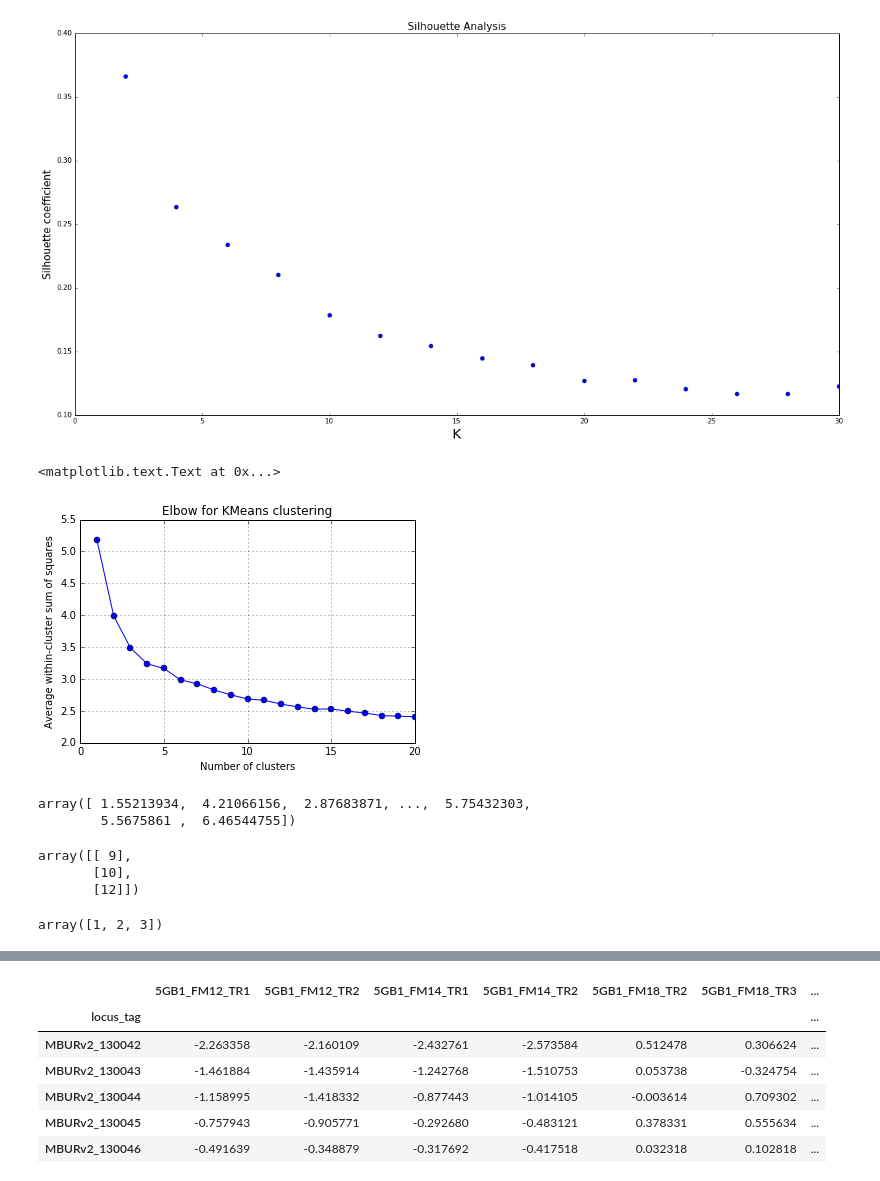
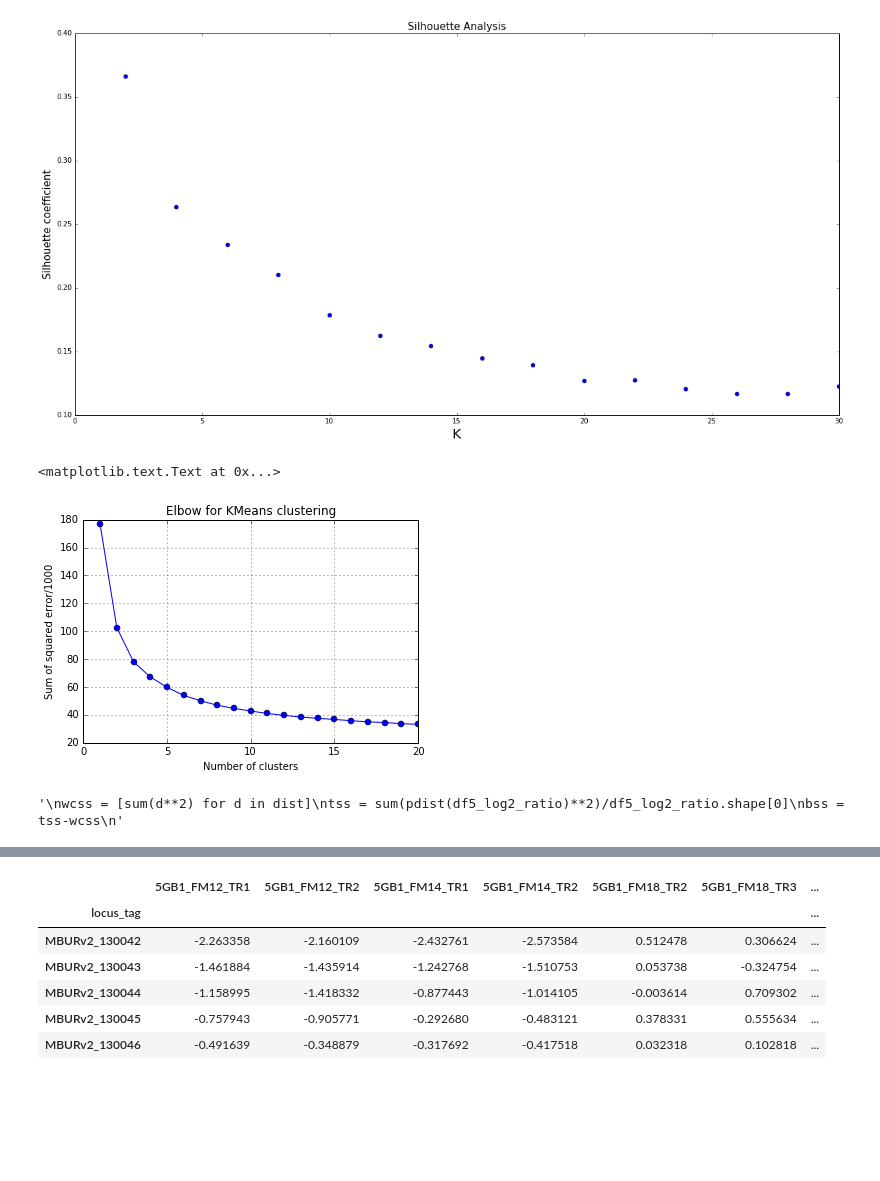
Before and after one commit to JiayuanGuo/Cu_transition_time_course-, a Jupyter notebook: Clustering_all_transcripts_via_K_means.ipynb, the cells around one changed output, grey strips where cells are left out. Cells and saved outputs as stored; diff of their text form; code cells hidden in the pictures; blank space fills up the shorter version.

```diff
--- a/Clustering_all_transcripts_via_K_means.ipynb
+++ b/Clustering_all_transcripts_via_K_means.ipynb
@@ -203,61 +334,65 @@ silhouette_score_rev01(df5_log2_ratio,30)
 # %% [output]
 [figure]
 # %%
-#breaking down the code
+#Elbow method for cluster finding - stolen from the interwebs.
 from scipy.spatial.distance import cdist, pdist
 from sklearn.cluster import KMeans
 
-K = range(1,21) #creating a list of k values
-KM = [KMeans(n_clusters=k).fit(df5_log2_ratio) for k in K] #a list of Kmeans objects for every k in wanted range
-centroids = [k.cluster_centers_ for k in KM] #list of centroids. one for every k value in the Kmeans object
+K = range(1,21)
+KM = [KMeans(n_clusters=k).fit(df5_log2_ratio) for k in K]
+centroids = [k.cluster_centers_ for k in KM]
 
-D_k = [cdist(df5_log2_ratio, cent, 'euclidean') for cent in centroids] #scipy dist pacakge - euclidean distance between
-                        #centroid and every samples i.e. [all dist to centroid 1(4410,1), all dist to centroid 2 (4410,1)]
+D_k = [cdist(df5_log2_ratio, cent, 'euclidean') for cent in centroids]
 
 dist = [np.min(D,axis=1) for D in D_k]
-avgWithinSS = [sum(d)/df5_log2_ratio.shape[0] for d in dist]
+avgWithinSS = [sum(d)/df5_log2_ratio.shape[0] for d in dist] #not plotting this
 
 # Total with-in sum of square
-wcss = [sum(d**2) for d in dist]
+wcss = [sum(d**2)/1000 for d in dist]
 tss = sum(pdist(df5_log2_ratio)**2)/df5_log2_ratio.shape[0]
 bss = tss-wcss
 
 # elbow curve
 fig = plt.figure()
 ax = fig.add_subplot(111)
-ax.plot(K, avgWithinSS, 'bo-')
+ax.plot(K, wcss, 'bo-')
 #ax.plot(K[kIdx], avgWithinSS[kIdx], marker='o', markersize=12,
 #markeredgewidth=2, markeredgecolor='r', markerfacecolor='None')
 plt.grid(True)
 plt.xlabel('Number of clusters')
-plt.ylabel('Average within-cluster sum of squares')
+plt.ylabel('Sum of squared error/1000')
 plt.title('Elbow for KMeans clustering')
 # %% [output]
 <matplotlib.text.Text at 0x...>
-[figure, old version]
+[figure, new version]
 # %%
+"""
 #breaking down the code, non list version of the code.
 from scipy.spatial.distance import cdist, pdist
 from sklearn.cluster import KMeans
 
 K = 10
 KM = KMeans(n_clusters=K).fit(df5_log2_ratio) #a list of Kmeans objects for every k in wanted range
-centroids = KM.cluster_centers_  #list of centroids. one for every k value in the Kmeans object
+centroids = KM.cluster_centers_  #list of (list of centroids) - one list for every k value in the Kmeans object
 
 D_k = cdist(df5_log2_ratio, centroids, 'euclidean')  #scipy dist pacakge - euclidean distance between
                     #centroid and every samples i.e. [all dist to centroid 1(4410,1), all dist to centroid 2 (4410,1)]
+                    #interesting that cdist accepts both a list and a dataframe.
 
-dist = np.min(D_k,axis=1) #finding the min distance for every gene and closest cluster
-avgWithinSS = sum(dist)/df5_log2_ratio.shape[0] #finding the average distance between all genes and their cluster cent
+dist = np.min(D_k,axis=1) #euclidean distance from gene to its cluster center
+avgWithinSS = sum(dist)/df5_log2_ratio.shape[0] #sum of all distances/ number of genes
+
+
+
+wcss = sum(dist**2) #all the distances from gene to center squard and added up
+
+tss = sum(pdist(df5_log2_ratio)**2)/df5_log2_ratio.shape[0] #pdist creates a list of all the distances between every
+                                            #pair of genes. It removes the diagnal distance 0, and the duplicate half
+                                            #of the matrix. Use scipy.spacial.distance.sqiareform to create a matrix
+        #every distance between pair of genes squared and summed divided by total gene count
+
+
+#bss = tss-wcss
+"""
+# %% [output]
+'\nwcss = [sum(d**2) for d in dist]\ntss = sum(pdist(df5_log2_ratio)**2)/df5_log2_ratio.shape[0]\nbss = tss-wcss\n'
-# %%
-np.min(D_k, axis = 1)
-# %% [output]
-array([ 1.55213934,  4.21066156,  2.87683871, ...,  5.75432303,
-        5.5675861 ,  6.46544755])
-# %%
-test_poop = [d,e,f]
-test_poop[2]
-# %% [output]
-array([[ 9],
-       [10],
-       [12]])
@@ -268,4 +398,0 @@ f = np.array([[9],[10],[12]])
-# %%
-a
-# %% [output]
-array([1, 2, 3])
```
Also changed, not shown: parts of 23 cells of this notebook.
